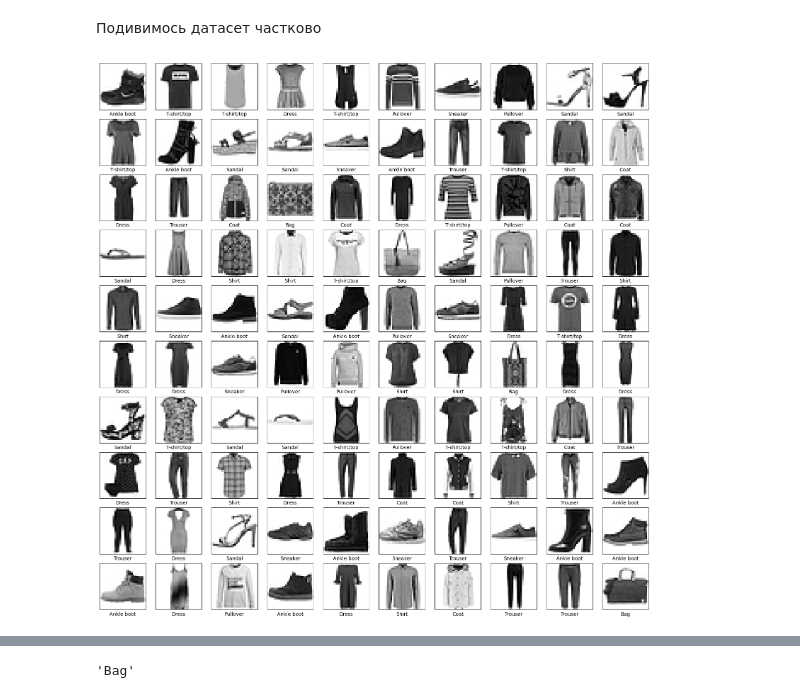
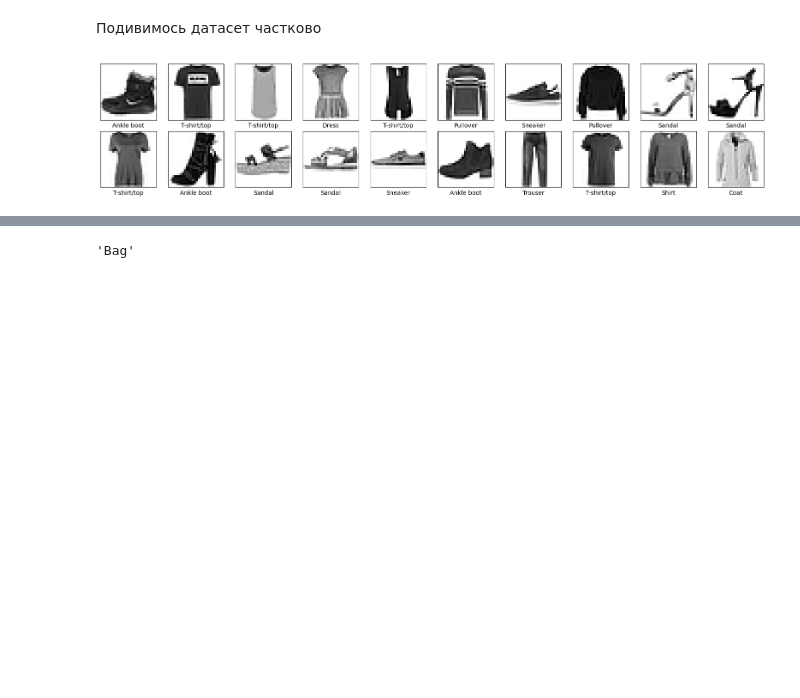
Before and after one commit to RostislavB74/NN_HW9, a Jupyter notebook: GoIT_HW_9.ipynb, the cells around one changed output, grey strips where cells are left out. Cells and saved outputs as stored; diff of their text form; code cells hidden in the pictures; blank space fills up the shorter version.

```diff
--- a/GoIT_HW_9.ipynb
+++ b/GoIT_HW_9.ipynb
@@ -62,14 +75,14 @@ plt.grid(False)
 Подивимось датасет частково
 # %%
 plt.figure(figsize=(20,20))
-for i in range(100):
+for i in range(20):
   plt.subplot(10,10,i+1)
   plt.xticks([])
   plt.yticks([])
   plt.imshow(x_train_1[i], cmap=plt.cm.binary)
   plt.xlabel(class_names[y_train_1[i]])
 # %% [output]
-[figure, old version]
+[figure, new version]
 # %%
 model = keras.Sequential([
     keras.layers.Flatten(input_shape=(28,28,1)),
```
Also changed, not shown: parts of 16 cells of this notebook.
